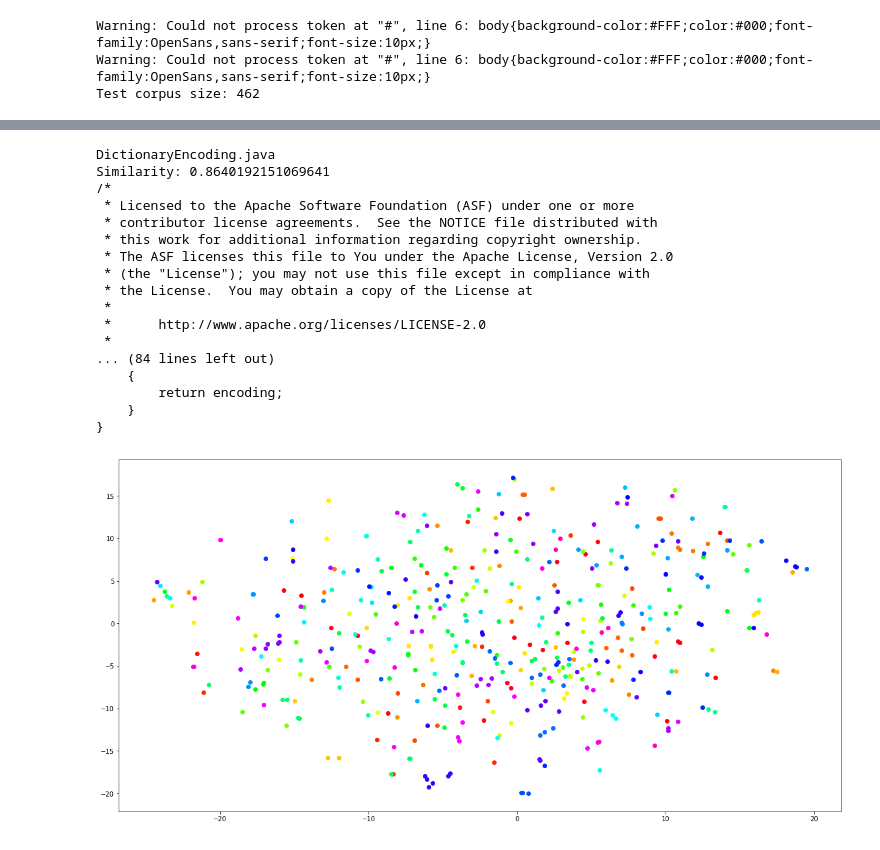
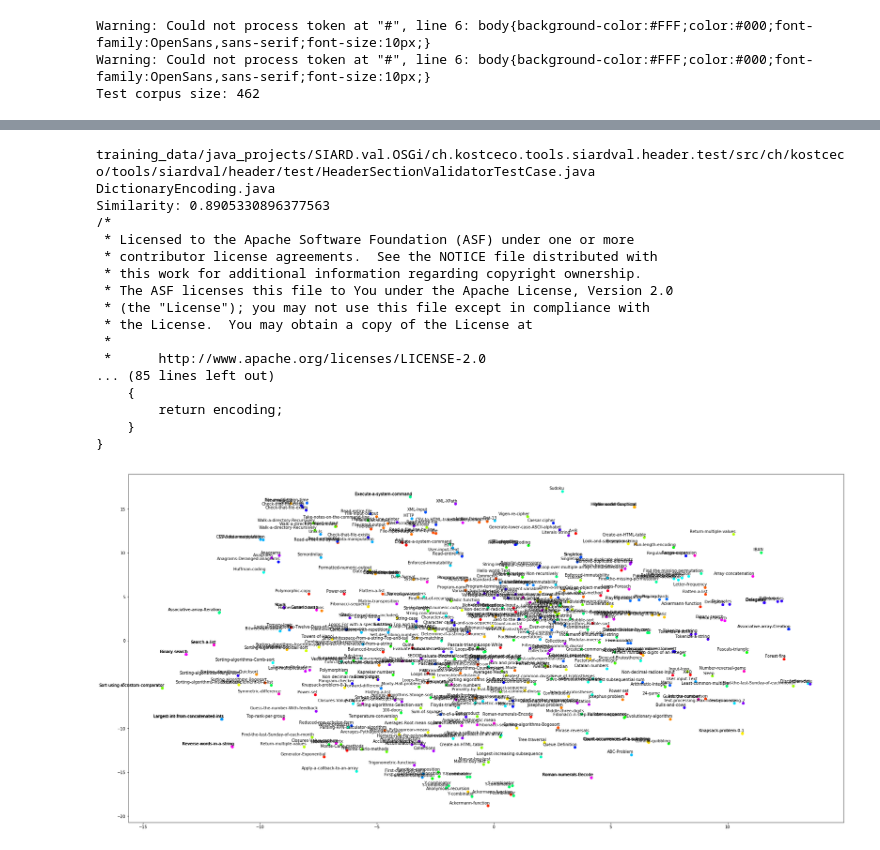
Before and after one commit to waingram/code-embeddings, a Jupyter notebook: experiments/doc2vec_experiments.ipynb, the cells around one changed output, grey strips where cells are left out. Drawn from its saved outputs; the diff is of its cells as text; code cells hidden in the pictures.

```diff
--- a/experiments/doc2vec_experiments.ipynb
+++ b/experiments/doc2vec_experiments.ipynb
@@ -219,14 +225,21 @@ print(dist)
 # %%
+dict = {}
+with open(str(models_dir / 'java_doc_map.csv'), newline='') as csvfile:
+    r = csv.reader(csvfile)
+    for row in r:
+        dict[int(row[0])] = row[1]
+
 sims = model.docvecs.most_similar([sieve6_vector])
-doc = [{'name': doc.tags[0], 'path': doc.tags[2]} for doc in train_corpus if doc.tags[0] == sims[0][0]]
-f = Path(doc[0]['path'])
+print(dict[0])
+f = Path(dict[sims[0][0]])
 print(f.name)
 print("Similarity: %s" % sims[0][1])
 with f.open() as fin:
     print(fin.read(), end="")
 # %% [output]
+training_data/java_projects/SIARD.val.OSGi/ch.kostceco.tools.siardval.header.test/src/ch/kostceco/tools/siardval/header/test/HeaderSectionValidatorTestCase.java
 DictionaryEncoding.java
-Similarity: 0.8640192151069641
+Similarity: 0.8905330896377563
 /*
  * Licensed to the Apache Software Foundation (ASF) under one or more
  * contributor license agreements.  See the NOTICE file distributed with
@@ -236,8 +249,7 @@ Similarity: 0.8640192151069641
  * the License.  You may obtain a copy of the License at
  *
  *      http://www.apache.org/licenses/LICENSE-2.0
- *
-... (84 lines left out)
+... (85 lines left out)
     {
         return encoding;
     }
@@ -248,25 +260,30 @@ num_colors = docs[-1]['color']
 # %%
 %matplotlib inline
 
 import matplotlib.pyplot as plt
 import matplotlib.cm as mplcm
 import matplotlib.colors as colors
 import matplotlib
-from sklearn.decomposition import PCA
 from sklearn.manifold import TSNE
 
-matplotlib.rcParams['figure.figsize'] = (20, 10)
+matplotlib.rcParams['figure.figsize'] = (32, 16)
 
-tsne = TSNE(n_components=2)
+tsne = TSNE(perplexity=40, n_components=2, init='pca', n_iter=2500, random_state=23)
 twoDimVecs = tsne.fit_transform([doc['vec'] for doc in docs])
 
 cm = plt.get_cmap('gist_rainbow')
 cNorm = colors.Normalize(vmin=0, vmax=num_colors-1)
 scalarMap = mplcm.ScalarMappable(norm=cNorm, cmap=cm)
 
 fig, ax = plt.subplots()
 for doc, twoDimVec in zip(docs, twoDimVecs):
     ax.scatter(twoDimVec[0], twoDimVec[1], color=scalarMap.to_rgba(doc['color']))
+    plt.annotate(doc['name'],
+                 xy=(twoDimVec[0], twoDimVec[1]),
+                 xytext=(5, 2),
+                 textcoords='offset points',
+                 ha='right',
+                 va='bottom')
 plt.show()
 # %% [output]
-[figure, old version]
+[figure, new version]
```
Also changed, not shown: parts of 7 cells of this notebook, 3 other files.
